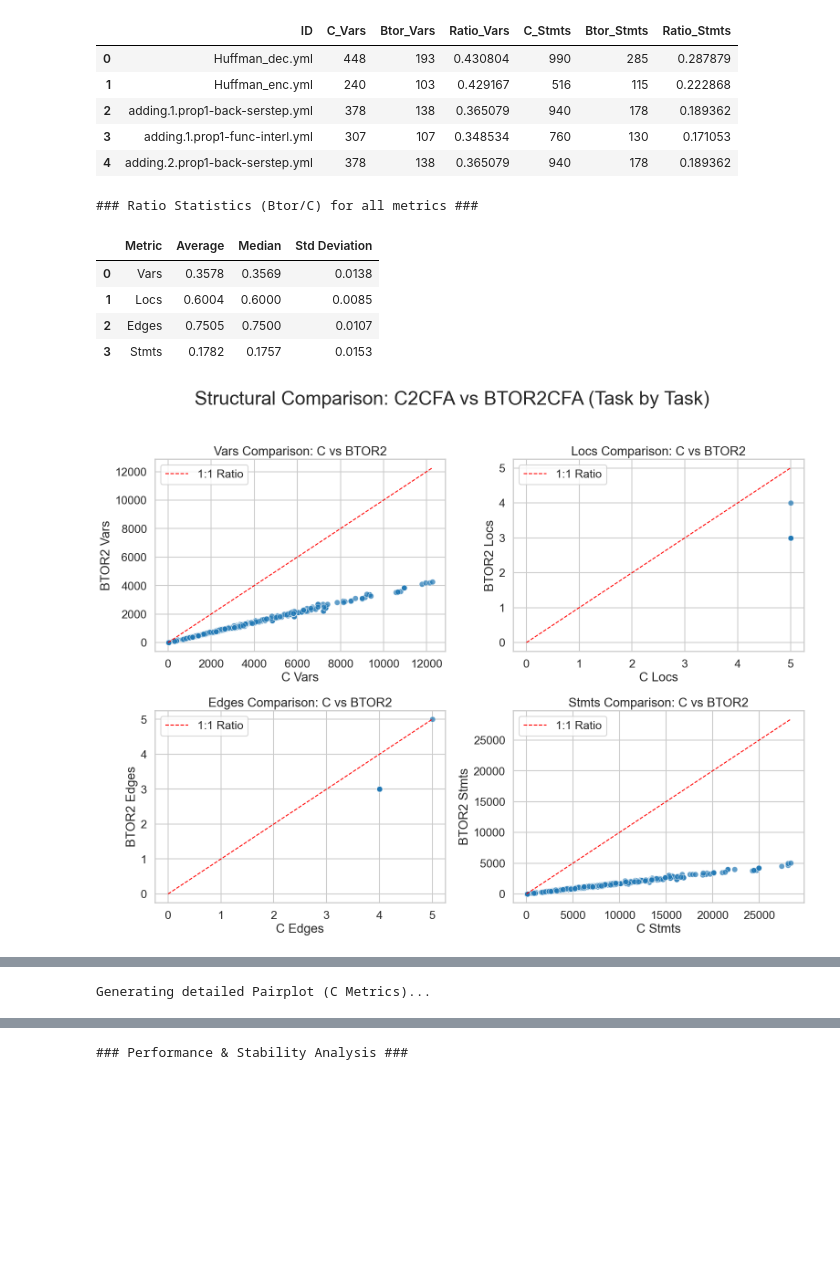
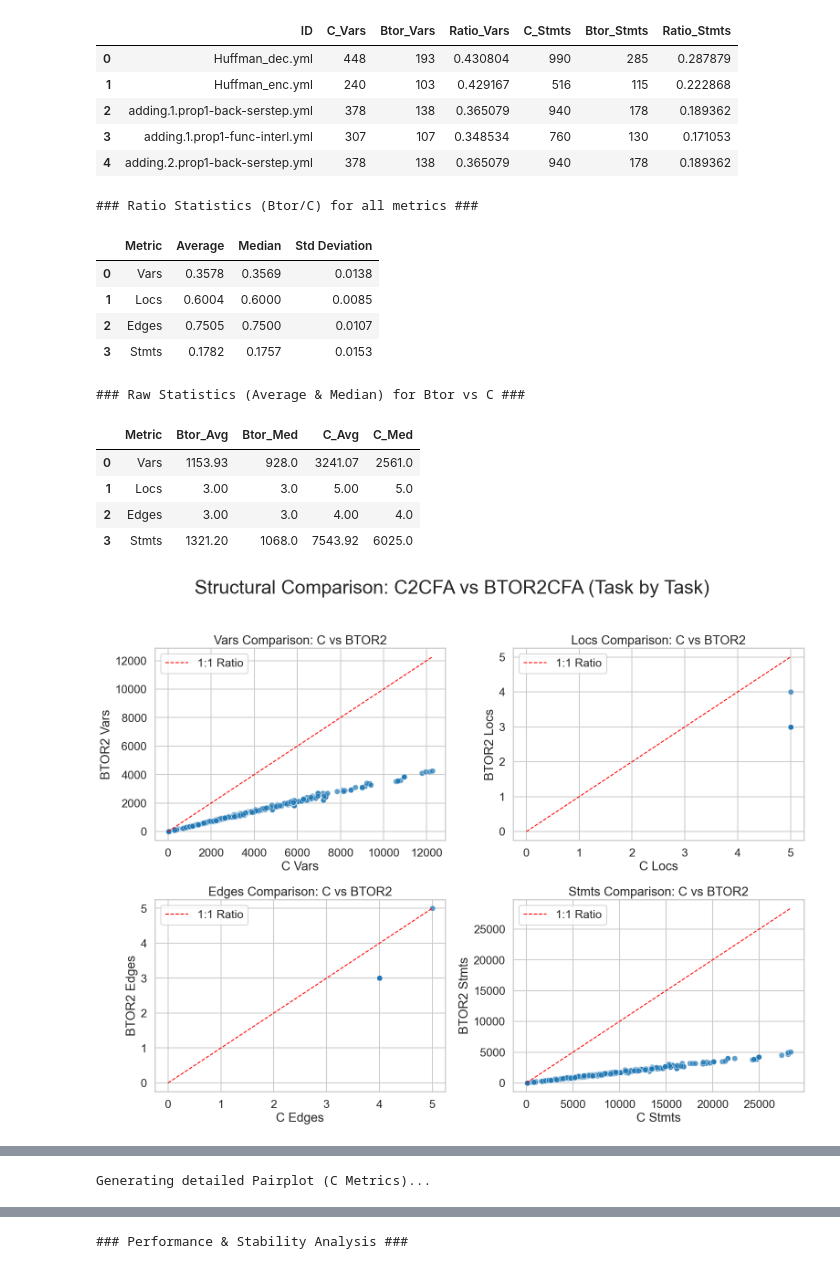
Before and after one commit to szaboeva2004/latex-template-ftsrg, a Jupyter notebook: szakdoga/jupyter/xcfa_analysis.ipynb, the cells around one changed output, grey strips where cells are left out. Drawn from its saved outputs; the diff is of its cells as text; code cells hidden in the pictures; blank space fills up the shorter version.

Commit message:
Reordered some

```diff
--- a/szakdoga/jupyter/xcfa_analysis.ipynb
+++ b/szakdoga/jupyter/xcfa_analysis.ipynb
@@ -156,6 +156,26 @@ if not df.empty:
     df_stats = pd.DataFrame(stats_rows)
     display(df_stats.round(4))
 
+    # --- 4c. Raw Statistics (Mean, Median) for Btor vs C ---
+    print("\n### Raw Statistics (Average & Median) for Btor vs C ###")
+    raw_stats_rows = []
+    for metric in metrics:
+        btor_col = f"Btor_{metric}"
+        c_col = f"C_{metric}"
+
+        raw_stats_rows.append({
+            "Metric": metric,
+            "Btor_Avg": df[btor_col].mean(),
+            "Btor_Med": df[btor_col].median(),
+            "C_Avg": df[c_col].mean(),
+            "C_Med": df[c_col].median()
+        })
+
+    df_raw_stats = pd.DataFrame(raw_stats_rows)
+    # Reorder columns for clarity
+    df_raw_stats = df_raw_stats[["Metric", "Btor_Avg", "Btor_Med", "C_Avg", "C_Med"]]
+    display(df_raw_stats.round(2))
+
 else:
     print("No valid data found. Check your ROOT_DIR.")
 
@@ -213,36 +233,42 @@ if not df.empty:
     btor_cols = ["Btor_Vars", "Btor_Locs", "Btor_Edges", "Btor_Stmts"]
     corr_btor = df[btor_cols].corr()
     sns.heatmap(corr_btor, annot=True, cmap="coolwarm", fmt=".2f", ax=axes[1], vmin=-1, vmax=1)
     axes[1].set_title("Correlation of Btor2 Metrics")
 
     plt.suptitle("Correlation Analysis: Relationship between Variables and Structure", y=1.05, fontsize=20)
     plt.tight_layout()
     plt.show()
 
     # Optional: Pairplot for a detailed look at distributions and relationships
     print("Generating detailed Pairplot (C Metrics)...")
     sns.pairplot(df[c_cols], diag_kind="kde", corner=True)
     plt.suptitle("Pairwise Relationships (C Metrics)", y=1.02)
     plt.show()
 # %% [output]
 Found 551 folders. Processing...
 
 ### Comparative Analysis Table (Sample) ###
 |  | ID | C_Vars | Btor_Vars | Ratio_Vars | C_Stmts | Btor_Stmts | Ratio_Stmts |
 | 0 | Huffman_dec.yml | 448 | 193 | 0.430804 | 990 | 285 | 0.287879 |
 | 1 | Huffman_enc.yml | 240 | 103 | 0.429167 | 516 | 115 | 0.222868 |
 | 2 | adding.1.prop1-back-serstep.yml | 378 | 138 | 0.365079 | 940 | 178 | 0.189362 |
 | 3 | adding.1.prop1-func-interl.yml | 307 | 107 | 0.348534 | 760 | 130 | 0.171053 |
 | 4 | adding.2.prop1-back-serstep.yml | 378 | 138 | 0.365079 | 940 | 178 | 0.189362 |
 ### Ratio Statistics (Btor/C) for all metrics ###
 |  | Metric | Average | Median | Std Deviation |
 | 0 | Vars | 0.3578 | 0.3569 | 0.0138 |
 | 1 | Locs | 0.6004 | 0.6000 | 0.0085 |
 | 2 | Edges | 0.7505 | 0.7500 | 0.0107 |
 | 3 | Stmts | 0.1782 | 0.1757 | 0.0153 |
+### Raw Statistics (Average & Median) for Btor vs C ###
+|  | Metric | Btor_Avg | Btor_Med | C_Avg | C_Med |
+| 0 | Vars | 1153.93 | 928.0 | 3241.07 | 2561.0 |
+| 1 | Locs | 3.00 | 3.0 | 5.00 | 5.0 |
+| 2 | Edges | 3.00 | 3.0 | 4.00 | 4.0 |
+| 3 | Stmts | 1321.20 | 1068.0 | 7543.92 | 6025.0 |
 [figure]
 [figure]
-Generating detailed Pairplot (C Metrics)...
+Generating detailed Pairplot (C Metrics)...
 [figure]
 # %%
 import xml.etree.ElementTree as ET
```
Also changed, not shown: 2 other files.
